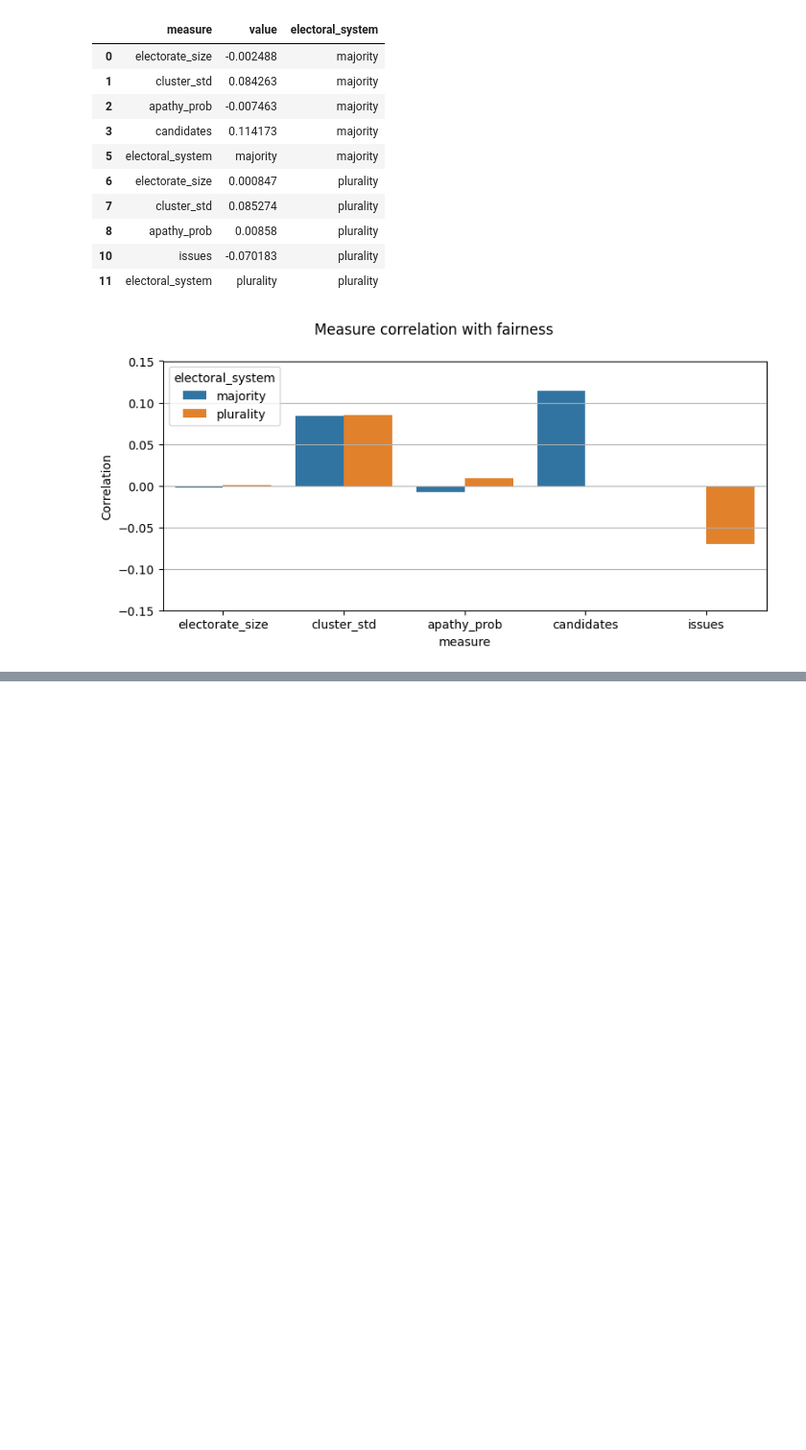
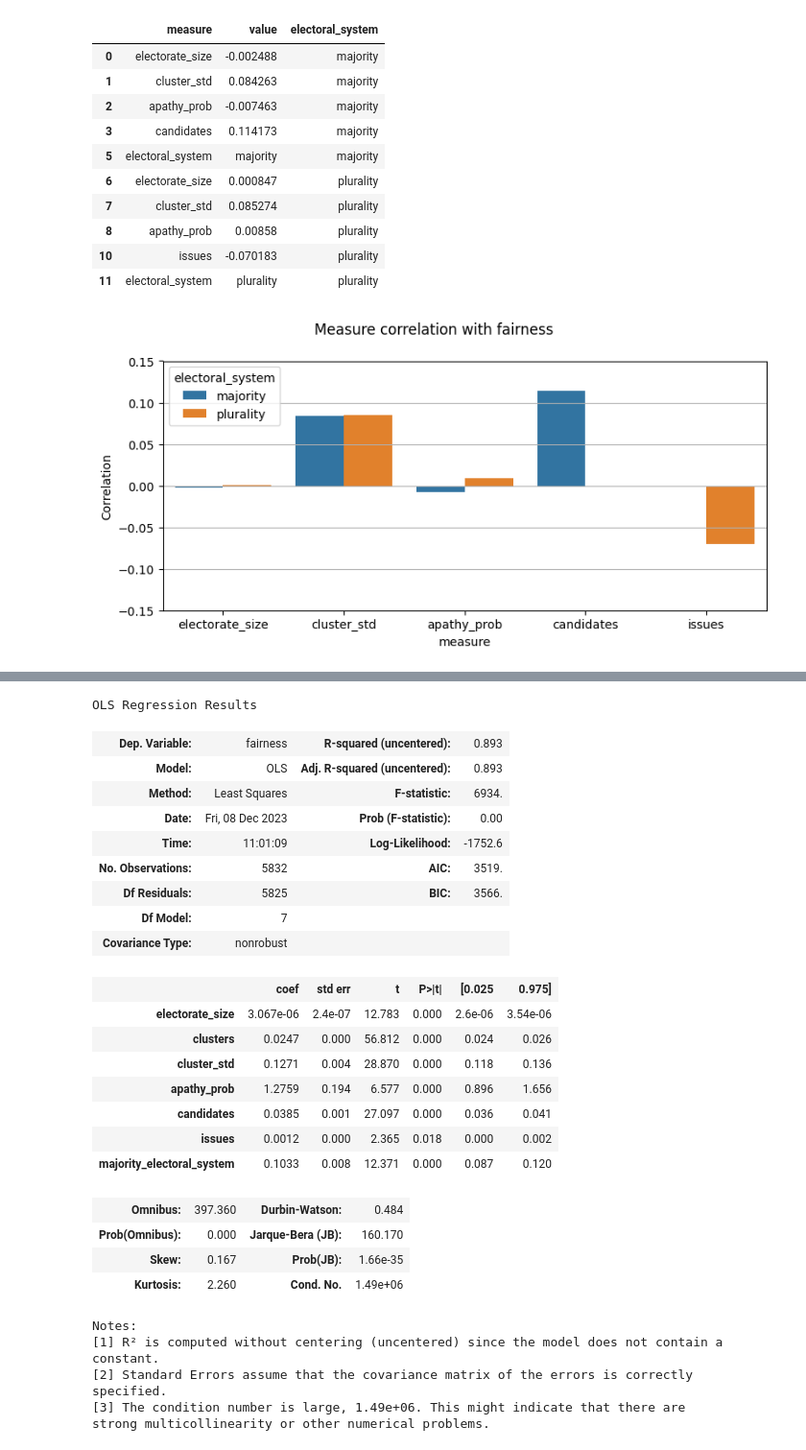
Before and after one commit to Expan75/complex-simulation-project, a Jupyter notebook: plurality_vs_majority.ipynb, the cells around one changed output, grey strips where cells are left out. Shown at 96% size. Cells and saved outputs as stored; diff of their text form; code cells hidden in the pictures; blank space fills up the shorter version.

```diff
--- a/plurality_vs_majority.ipynb
+++ b/plurality_vs_majority.ipynb
@@ -236,0 +297,34 @@ plt.show()
+# %%
+target = "fairness"
+features = [c for c in results_df.columns if c not in ["fairness", "electoral_system"]]
+ols = sm.OLS(endog=results_df[target], exog=results_df[features]).fit()
+# %%
+ols.summary()
+# %% [output]
+OLS Regression Results
+| Dep. Variable: | fairness | R-squared (uncentered): | 0.893 |
+| Model: | OLS | Adj. R-squared (uncentered): | 0.893 |
+| Method: | Least Squares | F-statistic: | 6934. |
+| Date: | Fri, 08 Dec 2023 | Prob (F-statistic): | 0.00 |
+| Time: | 11:01:09 | Log-Likelihood: | -1752.6 |
+| No. Observations: | 5832 | AIC: | 3519. |
+| Df Residuals: | 5825 | BIC: | 3566. |
+| Df Model: | 7 |  |  |
+| Covariance Type: | nonrobust |  |  |
+|  | coef | std err | t | P>|t| | [0.025 | 0.975] |
+| electorate_size | 3.067e-06 | 2.4e-07 | 12.783 | 0.000 | 2.6e-06 | 3.54e-06 |
+| clusters | 0.0247 | 0.000 | 56.812 | 0.000 | 0.024 | 0.026 |
+| cluster_std | 0.1271 | 0.004 | 28.870 | 0.000 | 0.118 | 0.136 |
+| apathy_prob | 1.2759 | 0.194 | 6.577 | 0.000 | 0.896 | 1.656 |
+| candidates | 0.0385 | 0.001 | 27.097 | 0.000 | 0.036 | 0.041 |
+| issues | 0.0012 | 0.000 | 2.365 | 0.018 | 0.000 | 0.002 |
+| majority_electoral_system | 0.1033 | 0.008 | 12.371 | 0.000 | 0.087 | 0.120 |
+| Omnibus: | 397.360 | Durbin-Watson: | 0.484 |
+| Prob(Omnibus): | 0.000 | Jarque-Bera (JB): | 160.170 |
+| Skew: | 0.167 | Prob(JB): | 1.66e-35 |
+| Kurtosis: | 2.260 | Cond. No. | 1.49e+06 |
+Notes:
+[1] R² is computed without centering (uncentered) since the model does not contain a constant.
+[2] Standard Errors assume that the covariance matrix of the errors is correctly specified.
+[3] The condition number is large, 1.49e+06. This might indicate that there are
+strong multicollinearity or other numerical problems.
```
Also changed, not shown: parts of 15 cells of this notebook.
